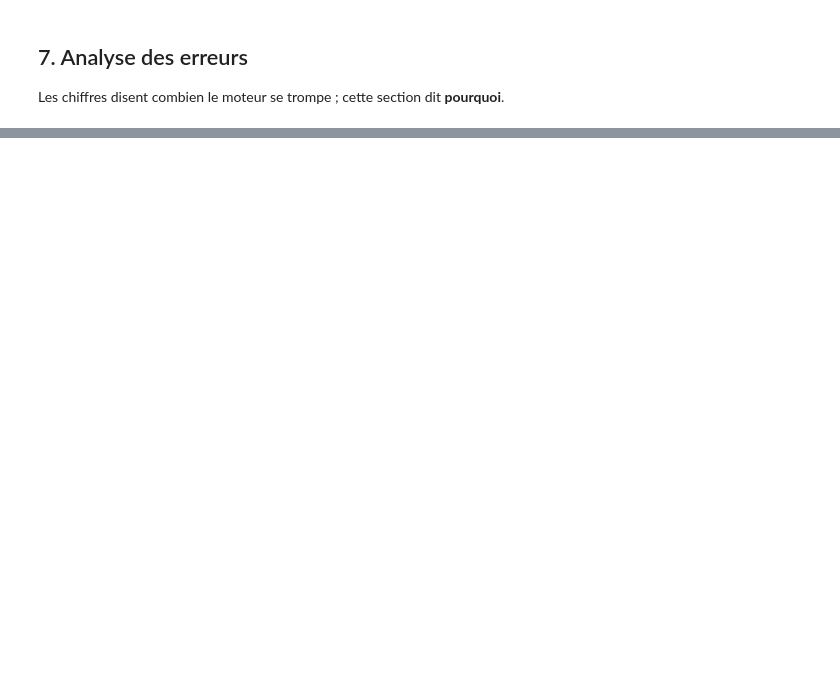
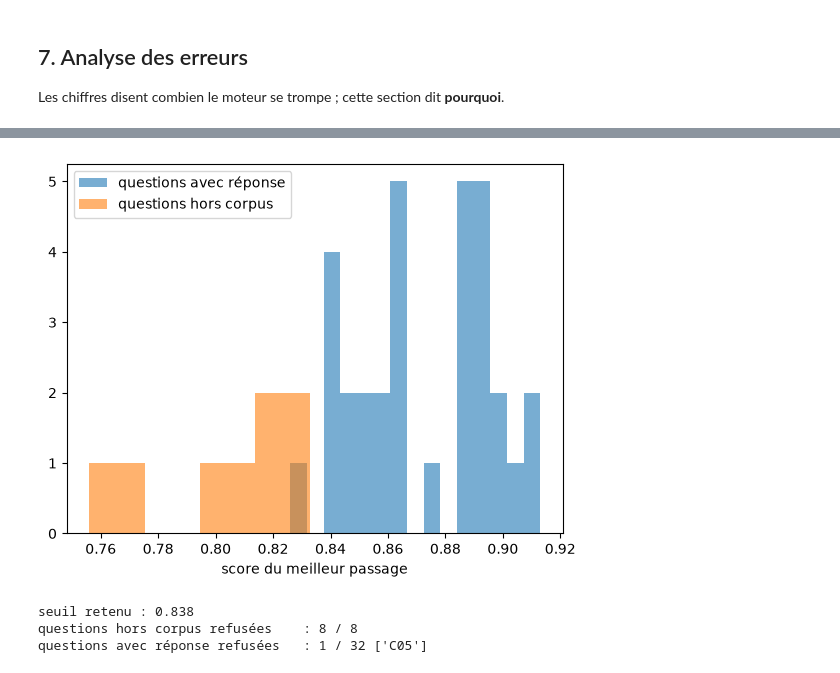
Before and after one commit to mentalist011101/tp1-recherche-semantique, a Jupyter notebook: notebooks/recherche_semantique.ipynb, the cells around one changed output, grey strips where cells are left out. Cells and saved outputs as stored; diff of their text form; code cells hidden in the pictures; blank space fills up the shorter version.

```diff
--- a/notebooks/recherche_semantique.ipynb
+++ b/notebooks/recherche_semantique.ipynb
@@ -820,4 +884,34 @@ Les chiffres disent combien le moteur se trompe ; cette section dit **pourquoi**
 # %%
 # Questions hors corpus : comparer la distribution du meilleur score (histogramme) avec celle
 # des questions qui ont une réponse, et chercher un seuil sous lequel le moteur répond
 # « aucun article de ce corpus ne traite ce sujet ».
+questions["meilleur_score"] = questions["question_id"].map(lambda qid: results[qid].loc[0, "score"])
+in_scope = questions["type"] != "hors_corpus"
+
+plt.hist(questions.loc[in_scope, "meilleur_score"], bins=15, alpha=0.6, label="questions avec réponse")
+plt.hist(questions.loc[~in_scope, "meilleur_score"], bins=8, alpha=0.6, label="questions hors corpus")
+plt.xlabel("score du meilleur passage")
+plt.legend()
+plt.show()
+
+# Seuil candidat : chaque score observé. On garde celui qui maximise la justesse équilibrée
+# (moyenne entre la part de questions hors corpus refusées et la part de questions avec réponse
+# acceptées), pour ne pas favoriser la classe la plus nombreuse.
+def balanced_accuracy(threshold: float) -> float:
+    refused_out = (questions.loc[~in_scope, "meilleur_score"] < threshold).mean()
+    accepted_in = (questions.loc[in_scope, "meilleur_score"] >= threshold).mean()
+    return (refused_out + accepted_in) / 2
+
+
+candidates = sorted(questions["meilleur_score"].unique())
+threshold = max(candidates, key=balanced_accuracy)
+refused = questions["meilleur_score"] < threshold
+print(f"seuil retenu : {threshold:.3f}")
+print(f"questions hors corpus refusées    : {(refused & ~in_scope).sum()} / {(~in_scope).sum()}")
+print(f"questions avec réponse refusées   : {(refused & in_scope).sum()} / {in_scope.sum()}",
+      list(questions.loc[refused & in_scope, "question_id"]))
+# %% [output]
+[figure, added]
+seuil retenu : 0.838
+questions hors corpus refusées    : 8 / 8
+questions avec réponse refusées   : 1 / 32 ['C05']
```
Also changed, not shown: parts of 11 cells of this notebook.
